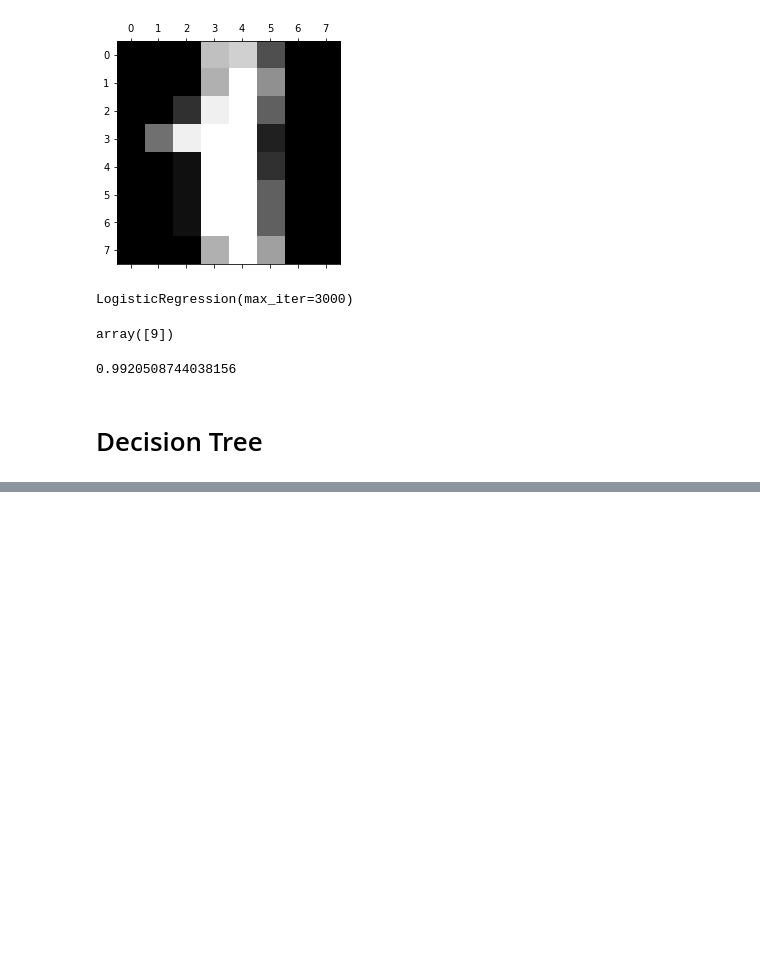
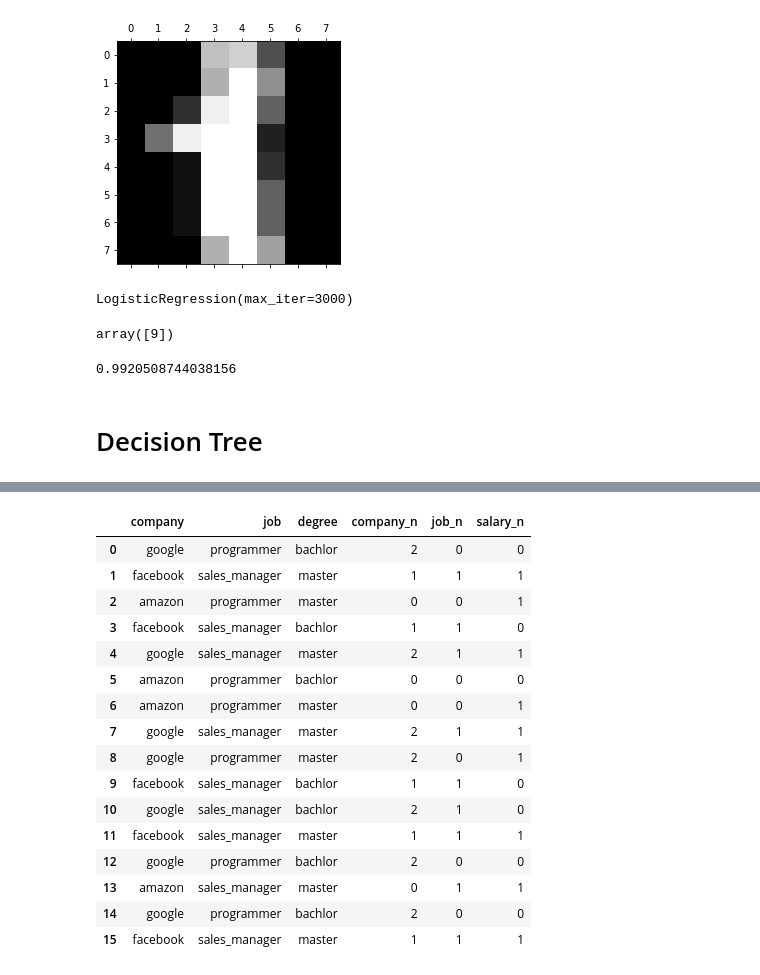
Before and after one commit to Mahesh-Kasabe/Machine-Learning, a Jupyter notebook: Machine_Learning.ipynb, the cells around one changed output, grey strips where cells are left out. Drawn from its saved outputs; the diff is of its cells as text; code cells hidden in the pictures; blank space fills up the shorter version.

```diff
--- a/Machine_Learning.ipynb
+++ b/Machine_Learning.ipynb
@@ -217,3 +217,7 @@ model.score(x_test,y_test)
 0.9920508744038156
 # %% [markdown]
 # Decision Tree
+# %%
+import pandas as pd
+dt = pd.read_csv("/content/decision_tree.csv")
+dt
@@ -219,0 +242,4 @@ model.score(x_test,y_test)
+# %%
+inputs = dt.drop('salary', axis='columns')
+target = dt['salary']
+inputs
@@ -219,0 +266,25 @@ model.score(x_test,y_test)
+# %%
+le = LabelEncoder()
+# %%
+inputs['company_n'] = le.fit_transform(inputs['company'])
+inputs['job_n'] = le.fit_transform(inputs['job'])
+inputs['salary_n'] = le.fit_transform(inputs['degree'])
+inputs
+# %% [output]
+|  | company | job | degree | company_n | job_n | salary_n |
+| 0 | google | programmer | bachlor | 2 | 0 | 0 |
+| 1 | facebook | sales_manager | master | 1 | 1 | 1 |
+| 2 | amazon | programmer | master | 0 | 0 | 1 |
+| 3 | facebook | sales_manager | bachlor | 1 | 1 | 0 |
+| 4 | google | sales_manager | master | 2 | 1 | 1 |
+| 5 | amazon | programmer | bachlor | 0 | 0 | 0 |
+| 6 | amazon | programmer | master | 0 | 0 | 1 |
+| 7 | google | sales_manager | master | 2 | 1 | 1 |
+| 8 | google | programmer | master | 2 | 0 | 1 |
+| 9 | facebook | sales_manager | bachlor | 1 | 1 | 0 |
+| 10 | google | sales_manager | bachlor | 2 | 1 | 0 |
+| 11 | facebook | sales_manager | master | 1 | 1 | 1 |
+| 12 | google | programmer | bachlor | 2 | 0 | 0 |
+| 13 | amazon | sales_manager | master | 0 | 1 | 1 |
+| 14 | google | programmer | bachlor | 2 | 0 | 0 |
+| 15 | facebook | sales_manager | master | 1 | 1 | 1 |
```
Also changed, not shown: parts of 8 cells of this notebook.
